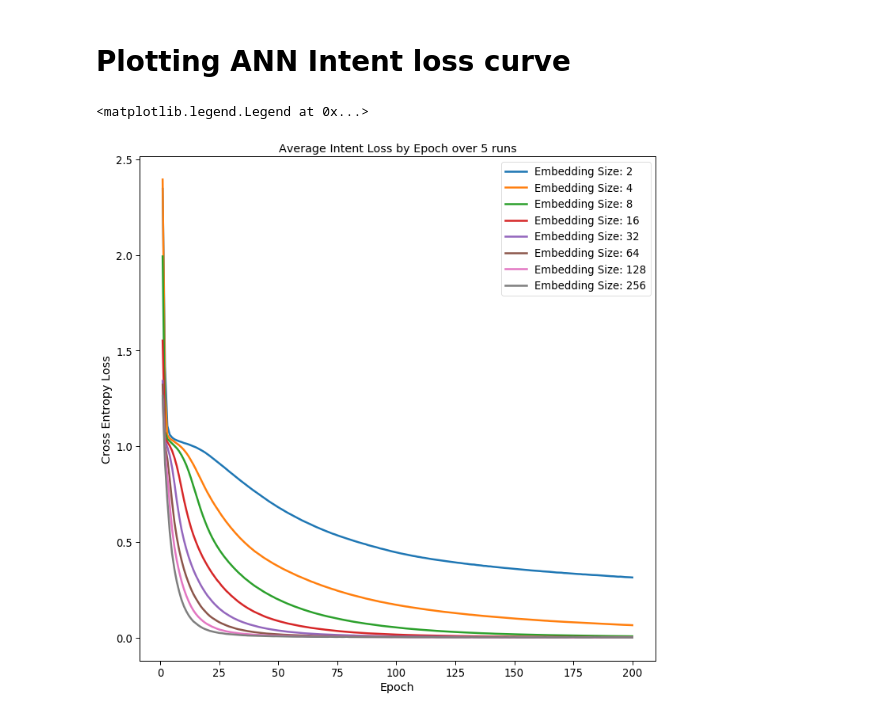
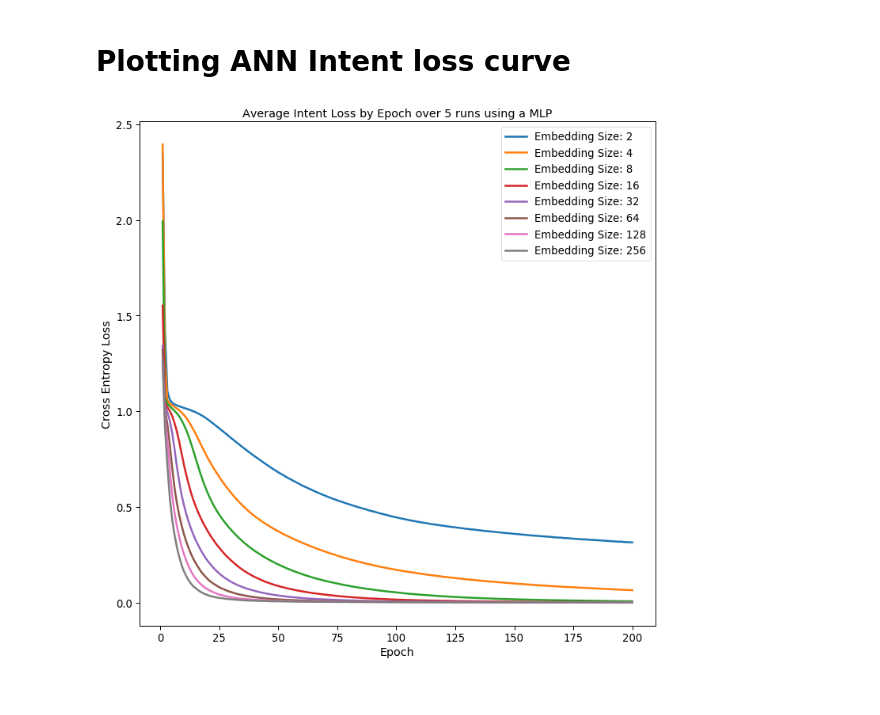
Before and after one commit to lionely/nlu-joint-slot-intent-detection, a Jupyter notebook: Processing ANN Experiment Results.ipynb, the cells around one changed output. Cells and saved outputs as stored; diff of their text form; code cells hidden in the pictures.

```diff
--- a/Processing ANN Experiment Results.ipynb
+++ b/Processing ANN Experiment Results.ipynb
@@ -79,15 +80,16 @@ plt.legend()
 # %%
 fig, ax = plt.subplots(figsize=a4_dims)
 for embedding in embedding_types:
     list_by_runs = find_by_embedding(num_runs,embedding)
     avged_runs = avg_by_run(list_by_runs)
     avged_runs_by_epoch = avg_over_epoch(avged_runs,num_epochs,loss_type="intent_losses")
     ax = sns.lineplot(x=x_epochs,y=avged_runs_by_epoch,label="Embedding Size: "+str(embedding))
-    #fig = ax.get_figure()
-plt.title('Average Intent Loss by Epoch over 5 runs')
+
+plt.title('Average Intent Loss by Epoch over 5 runs using a MLP')
 plt.ylabel('Cross Entropy Loss')
 plt.xlabel('Epoch')
 plt.legend()
+fig = ax.get_figure()
+fig.savefig("graphs/intent_losses.png",bbox_inches="tight",dpi=300)
 # %% [output]
-<matplotlib.legend.Legend at 0x...>
-[figure, old version]
+[figure, new version]
```
Also changed, not shown: parts of 1 cell of this notebook, 1 other file.
